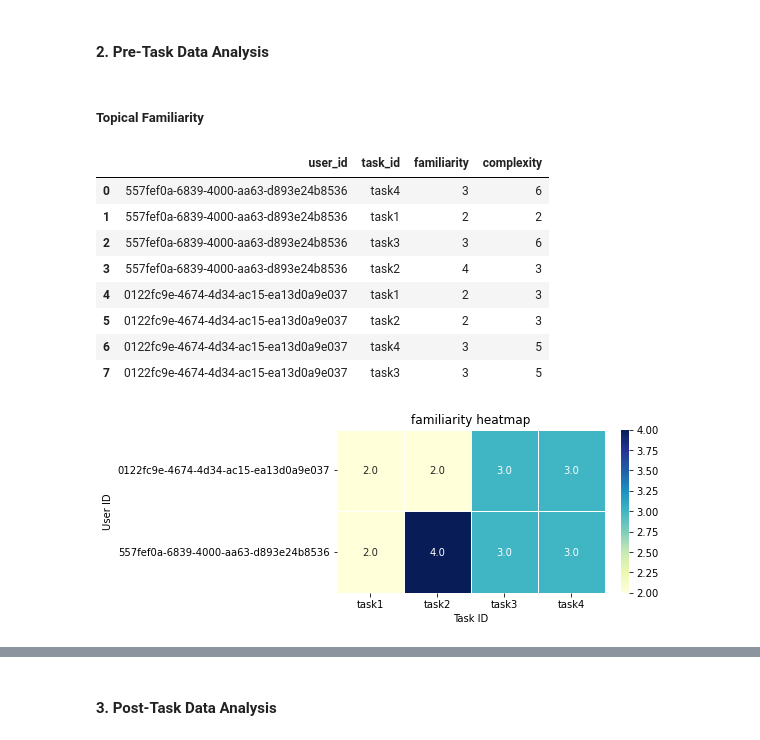
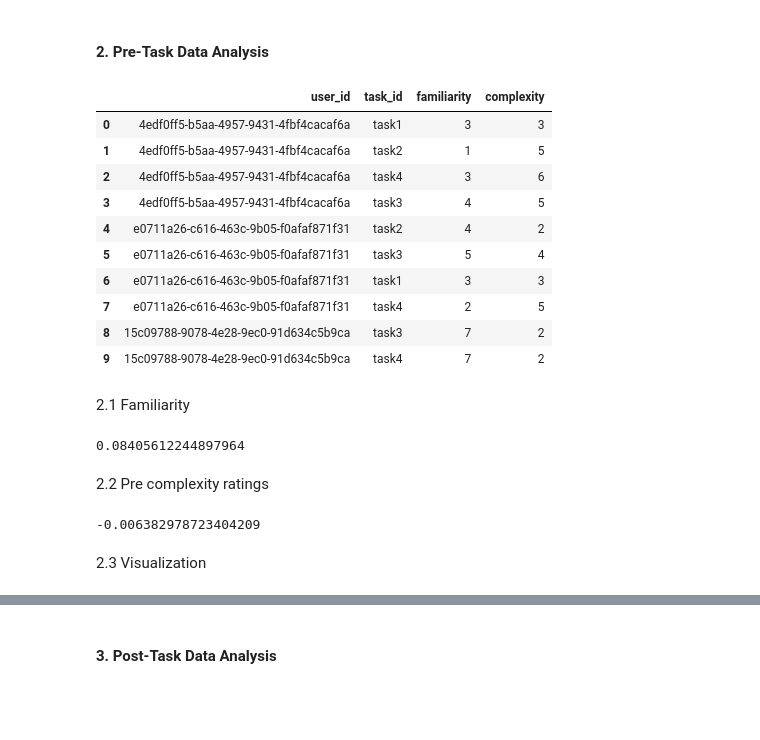
Before and after one commit to nguyetha79/FIRSURVEY-Data-Analysis, a Jupyter notebook: results.ipynb, the cells around one changed output, grey strips where cells are left out. Cells and saved outputs as stored; diff of their text form; code cells hidden in the pictures; blank space fills up the shorter version.

```diff
--- a/results.ipynb
+++ b/results.ipynb
@@ -129,22 +215,36 @@ prestudies_df
 # %% [markdown]
 #### 2. Pre-Task Data Analysis
-# %% [markdown]
-##### Topical Familiarity
 # %%
 pretasks_df = extract_survey_results(pretasks_df)
-pretasks_df
+pretasks_df.head(10)
 # %% [output]
 |  | user_id | task_id | familiarity | complexity |
-| 0 | 557fef0a-6839-4000-aa63-d893e24b8536 | task4 | 3 | 6 |
-| 1 | 557fef0a-6839-4000-aa63-d893e24b8536 | task1 | 2 | 2 |
-| 2 | 557fef0a-6839-4000-aa63-d893e24b8536 | task3 | 3 | 6 |
-| 3 | 557fef0a-6839-4000-aa63-d893e24b8536 | task2 | 4 | 3 |
-| 4 | 0122fc9e-4674-4d34-ac15-ea13d0a9e037 | task1 | 2 | 3 |
-| 5 | 0122fc9e-4674-4d34-ac15-ea13d0a9e037 | task2 | 2 | 3 |
-| 6 | 0122fc9e-4674-4d34-ac15-ea13d0a9e037 | task4 | 3 | 5 |
-| 7 | 0122fc9e-4674-4d34-ac15-ea13d0a9e037 | task3 | 3 | 5 |
+| 0 | 4edf0ff5-b5aa-4957-9431-4fbf4cacaf6a | task1 | 3 | 3 |
+| 1 | 4edf0ff5-b5aa-4957-9431-4fbf4cacaf6a | task2 | 1 | 5 |
+| 2 | 4edf0ff5-b5aa-4957-9431-4fbf4cacaf6a | task4 | 3 | 6 |
+| 3 | 4edf0ff5-b5aa-4957-9431-4fbf4cacaf6a | task3 | 4 | 5 |
+| 4 | e0711a26-c616-463c-9b05-f0afaf871f31 | task2 | 4 | 2 |
+| 5 | e0711a26-c616-463c-9b05-f0afaf871f31 | task3 | 5 | 4 |
+| 6 | e0711a26-c616-463c-9b05-f0afaf871f31 | task1 | 3 | 3 |
+| 7 | e0711a26-c616-463c-9b05-f0afaf871f31 | task4 | 2 | 5 |
+| 8 | 15c09788-9078-4e28-9ec0-91d634c5b9ca | task3 | 7 | 2 |
+| 9 | 15c09788-9078-4e28-9ec0-91d634c5b9ca | task4 | 7 | 2 |
+# %% [markdown]
+2.1 Familiarity
+# %%
+familiarity_alpha = cal_kippendorf_alpha(pretasks_df, 'familiarity')
+familiarity_alpha
+# %% [output]
+0.08405612244897964
+# %% [markdown]
+2.2 Pre complexity ratings
+# %%
+pre_complexity_alpha = cal_kippendorf_alpha(pretasks_df, 'complexity')
+pre_complexity_alpha
+# %% [output]
+-0.006382978723404209
+# %% [markdown]
+2.3 Visualization
 # %%
-familiarity_heatmap = draw_heatmap(df=pretasks_df, selected_column='familiarity', cmap='YlGnBu')
+# familiarity_heatmap = draw_heatmap(df=pretasks_df, selected_column='familiarity', cmap='YlGnBu')
-# %% [output]
-[figure, removed]
 # %%
```
Also changed, not shown: parts of 56 cells of this notebook, 22 other files.
